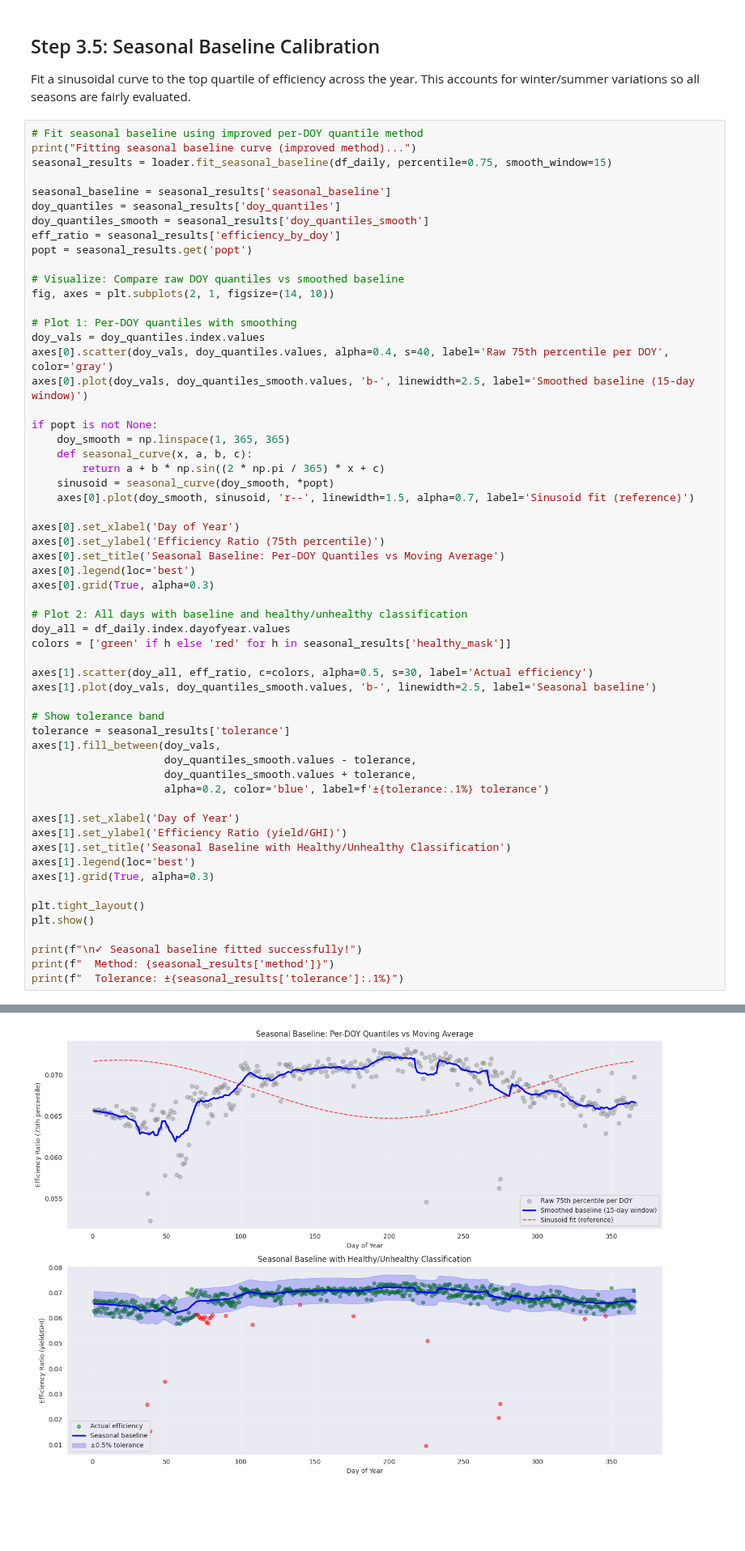
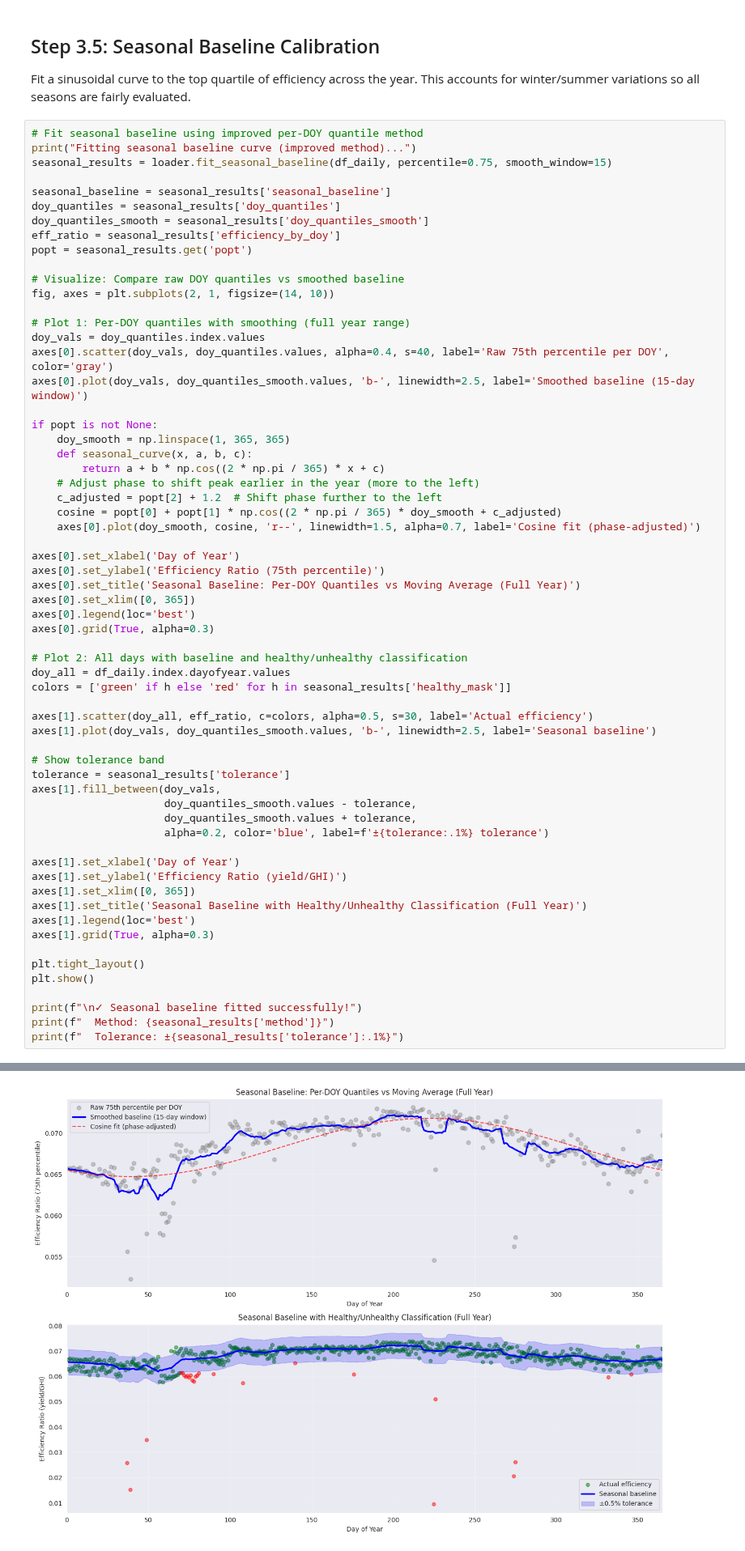
Before and after one commit to rhin0jm23-tech/O-M-Monte-Carlo, a Jupyter notebook: notebooks/01_phase1_physics_baseline.ipynb, the cells around one changed output, grey strips where cells are left out. Shown at 81% size. Cells and saved outputs as stored; diff of their text form; blank space fills up the shorter version.

```diff
--- a/notebooks/01_phase1_physics_baseline.ipynb
+++ b/notebooks/01_phase1_physics_baseline.ipynb
@@ -183,7 +183,7 @@ popt = seasonal_results.get('popt')
 # Visualize: Compare raw DOY quantiles vs smoothed baseline
 fig, axes = plt.subplots(2, 1, figsize=(14, 10))
 
-# Plot 1: Per-DOY quantiles with smoothing
+# Plot 1: Per-DOY quantiles with smoothing (full year range)
 doy_vals = doy_quantiles.index.values
 axes[0].scatter(doy_vals, doy_quantiles.values, alpha=0.4, s=40, label='Raw 75th percentile per DOY', color='gray')
 axes[0].plot(doy_vals, doy_quantiles_smooth.values, 'b-', linewidth=2.5, label='Smoothed baseline (15-day window)')
@@ -191,13 +191,16 @@ axes[0].plot(doy_vals, doy_quantiles_smooth.values, 'b-', linewidth=2.5, label='
 if popt is not None:
     doy_smooth = np.linspace(1, 365, 365)
     def seasonal_curve(x, a, b, c):
-        return a + b * np.sin((2 * np.pi / 365) * x + c)
-    sinusoid = seasonal_curve(doy_smooth, *popt)
-    axes[0].plot(doy_smooth, sinusoid, 'r--', linewidth=1.5, alpha=0.7, label='Sinusoid fit (reference)')
+        return a + b * np.cos((2 * np.pi / 365) * x + c)
+    # Adjust phase to shift peak earlier in the year (more to the left)
+    c_adjusted = popt[2] + 1.2  # Shift phase further to the left
+    cosine = popt[0] + popt[1] * np.cos((2 * np.pi / 365) * doy_smooth + c_adjusted)
+    axes[0].plot(doy_smooth, cosine, 'r--', linewidth=1.5, alpha=0.7, label='Cosine fit (phase-adjusted)')
 
 axes[0].set_xlabel('Day of Year')
 axes[0].set_ylabel('Efficiency Ratio (75th percentile)')
-axes[0].set_title('Seasonal Baseline: Per-DOY Quantiles vs Moving Average')
+axes[0].set_title('Seasonal Baseline: Per-DOY Quantiles vs Moving Average (Full Year)')
+axes[0].set_xlim([0, 365])
 axes[0].legend(loc='best')
 axes[0].grid(True, alpha=0.3)
 
@@ -208,35 +211,36 @@ colors = ['green' if h else 'red' for h in seasonal_results['healthy_mask']]
 axes[1].scatter(doy_all, eff_ratio, c=colors, alpha=0.5, s=30, label='Actual efficiency')
 axes[1].plot(doy_vals, doy_quantiles_smooth.values, 'b-', linewidth=2.5, label='Seasonal baseline')
 
 # Show tolerance band
 tolerance = seasonal_results['tolerance']
 axes[1].fill_between(doy_vals,
                      doy_quantiles_smooth.values - tolerance,
                      doy_quantiles_smooth.values + tolerance,
                      alpha=0.2, color='blue', label=f'±{tolerance:.1%} tolerance')
 
 axes[1].set_xlabel('Day of Year')
 axes[1].set_ylabel('Efficiency Ratio (yield/GHI)')
-axes[1].set_title('Seasonal Baseline with Healthy/Unhealthy Classification')
+axes[1].set_xlim([0, 365])
+axes[1].set_title('Seasonal Baseline with Healthy/Unhealthy Classification (Full Year)')
 axes[1].legend(loc='best')
 axes[1].grid(True, alpha=0.3)
 
 plt.tight_layout()
 plt.show()
 
 print(f"\n✓ Seasonal baseline fitted successfully!")
 print(f"  Method: {seasonal_results['method']}")
 print(f"  Tolerance: ±{seasonal_results['tolerance']:.1%}")
 # %% [output]
 Fitting seasonal baseline curve (improved method)...
 Per-DOY quantile range: 0.052302 - 0.073136
 Seasonal variation: 0.020834
 
 Sinusoid fit (reference only):
   Baseline (a): 0.068261
   Amplitude (|b|): 0.003536
   Phase (c): -5.0240
-[figure, old version]
+[figure, new version]
 ✓ Seasonal baseline fitted successfully!
   Method: moving_quantile
   Tolerance: ±0.5%
```
Also changed, not shown: 1 other file.
